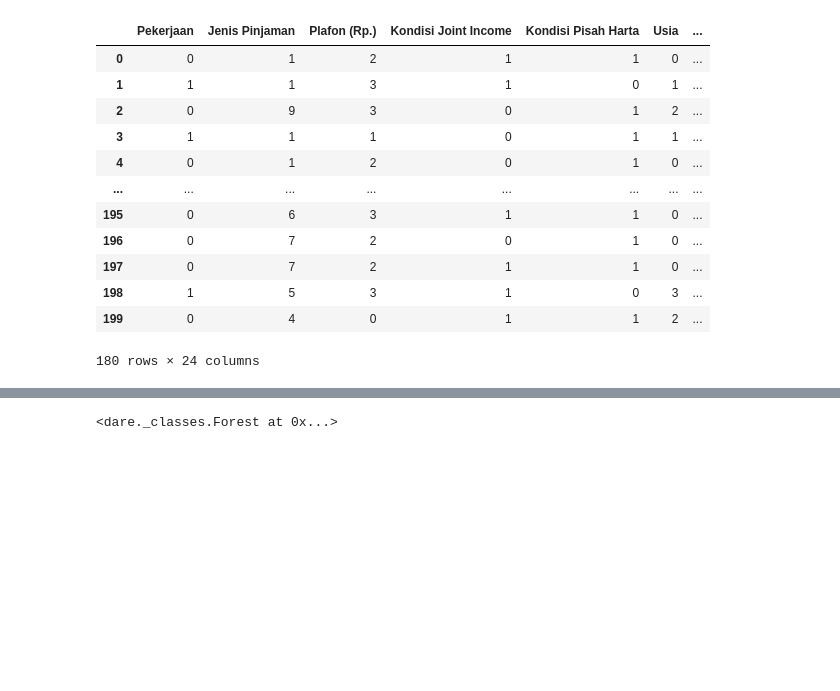
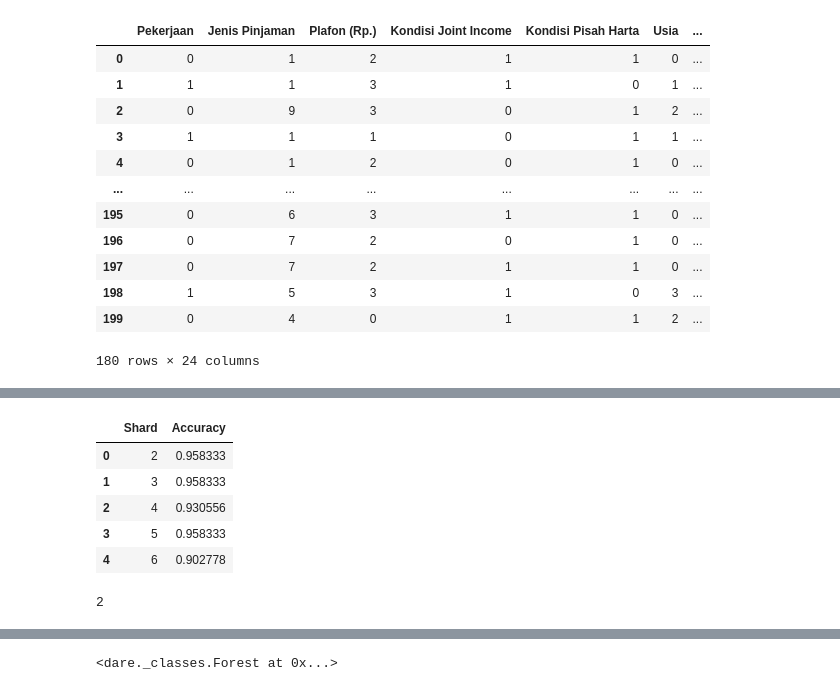
Before and after one commit to ilhampratama2109/Tugas_Akhir, a Jupyter notebook: experiment_3.ipynb, the cells around one changed output, grey strips where cells are left out. Drawn from its saved outputs; the diff is of its cells as text; code cells hidden in the pictures; blank space fills up the shorter version.

```diff
--- a/experiment_3.ipynb
+++ b/experiment_3.ipynb
@@ -103 +103,34 @@ Akurasi Model Decision Tree : 0.9583333333333334
+# %%
+#SISA Model akurasi by shard
+shard = 2
+accuracy = 1
+tertinngi = 0
+accuracy_tertinngi = 0
+exp_results = pd.DataFrame(columns=['Shard', 'Accuracy'])
+# %%
+while shard <= 6:
+    sisa_by_shard = SISA(shard)
+    sisa_by_shard .train(X_train_SISA, y_train_SISA)
+    y_pred = sisa_by_shard .predict(X_test_SISA)
+    accuracy = accuracy_score(y_pred, y_test)
+    exp_results = pd.concat([exp_results, pd.DataFrame([{'Shard': shard, 'Accuracy': accuracy}])], ignore_index=True)
+    if (accuracy > accuracy_tertinngi):
+        accuracy_tertinngi = accuracy
+        tertinngi = shard
+    shard += 1
+# %%
+#show sisa accuracy by shard
+data_result = pd.DataFrame(exp_results)
+data_result
+# %% [output]
+|  | Shard | Accuracy |
+| 0 | 2 | 0.958333 |
+| 1 | 3 | 0.958333 |
+| 2 | 4 | 0.930556 |
+| 3 | 5 | 0.958333 |
+| 4 | 6 | 0.902778 |
+# %%
+print(tertinngi)
+# %% [output]
+2
 # %%
```
Also changed, not shown: parts of 21 cells of this notebook, 7 other files.
